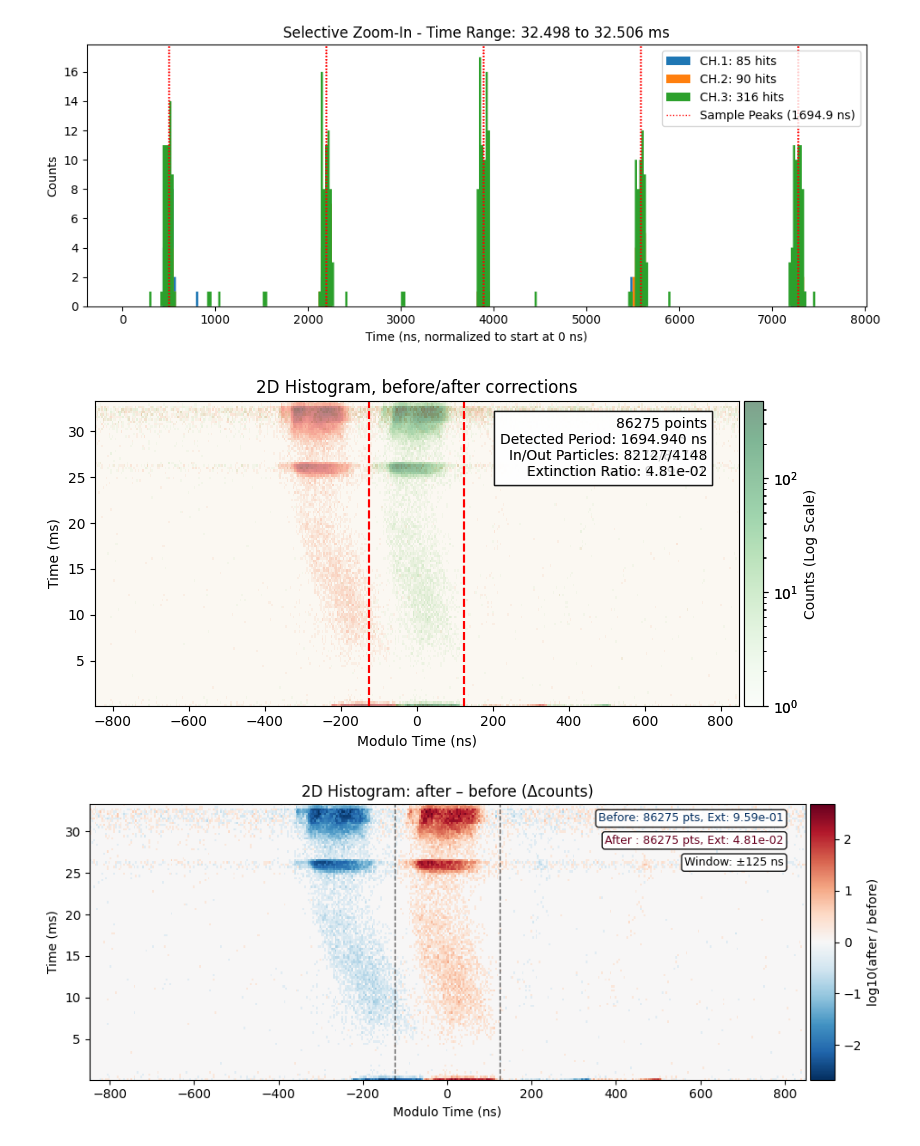
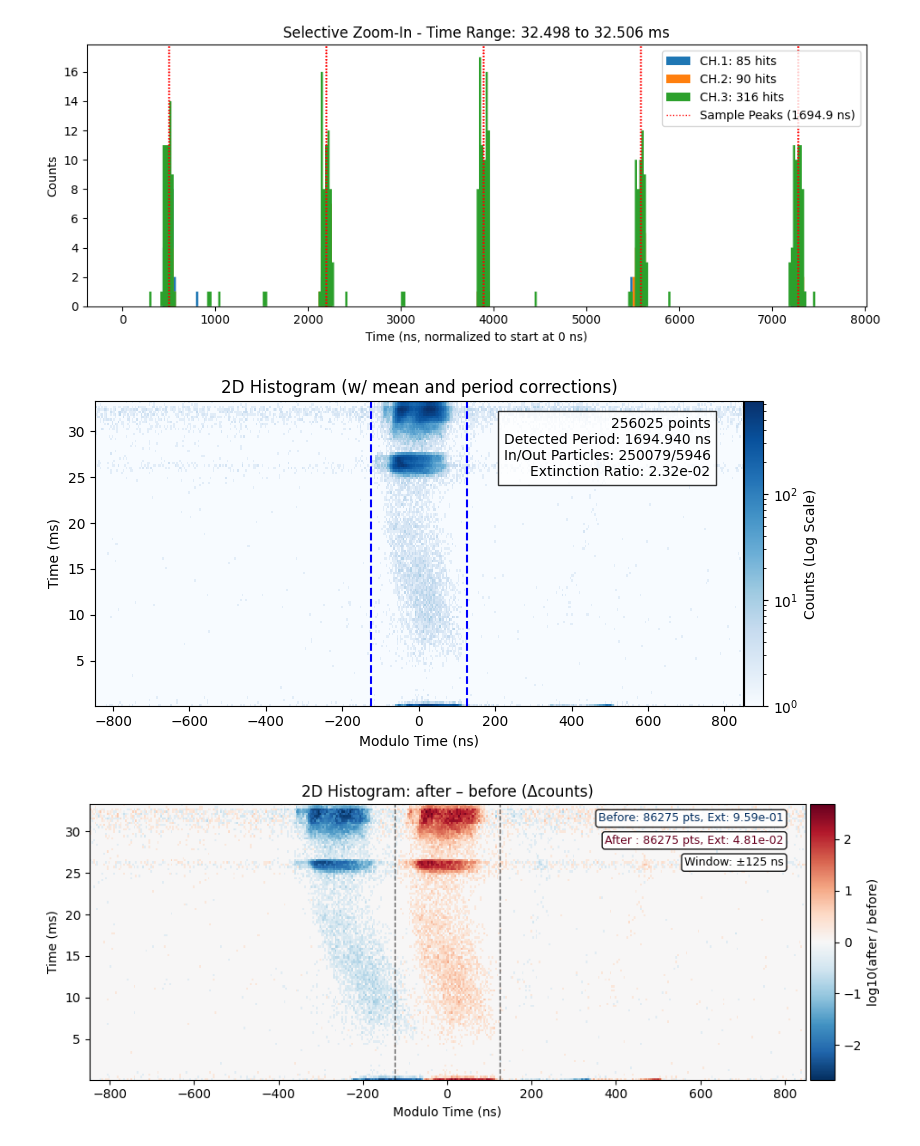
Before and after one commit to prebys/mu2e_UEM_firmware, a Jupyter notebook: socketudp/extinction_measurement.ipynb, the cells around one changed output. Drawn from its saved outputs; the diff is of its cells as text; code cells hidden in the pictures.

```diff
--- a/socketudp/extinction_measurement.ipynb
+++ b/socketudp/extinction_measurement.ipynb
@@ -389,46 +446,57 @@ plot_1d_histogram(new_delta_trains, common_title_text=common_title_text, include
 # %%
 # #######################################################
 # PLOT 2D HISTOGRAM
 # #######################################################
-from extinction_plots import plot_2d_histogram_delta_train
 
-fig, ax = plt.subplots(1, 1, figsize=(8, 4))
-
-plot_2d_histogram_delta_train(delta_trains[2], period, common_title_text=common_title_text,
-                              channel = 3, fig_ax = (fig, ax), subplot_no = 1,
-                              colors=['Reds'], bin_width_ns = 4,
-                              n_slices=125, alpha=1,
-                              title = f"2D Histogram, before/after corrections",
-                              )
-
-plot_2d_histogram_delta_train(new_delta_trains[2], new_period, common_title_text=common_title_text,
-                              channel = 3, fig_ax = (fig, ax), subplot_no = 2,
-                              colors=['Greens'], bin_width_ns = 4,
-                              n_slices=125, alpha=0.5,
-                              )
-
-plt.tight_layout()
-plt.savefig(f"img/{hex_check.folder_name}/2d_hist_comparison.svg", dpi=300, bbox_inches='tight',
-            pad_inches=0)
-plt.savefig(f"img/{hex_check.folder_name}/MOP037_f6.png", dpi=300, bbox_inches='tight',
-            pad_inches=0)
-plt.show()
+# fig, ax = plt.subplots(1, 1, figsize=(8, 4))
+#
+# plot_2d_histogram_delta_train(delta_trains[2], period, common_title_text=common_title_text,
+#                               channel = 3, fig_ax = (fig, ax), subplot_no = 1,
+#                               colors=['Reds'], bin_width_ns = 4,
+#                               n_slices=125, alpha=1,
+#                               title = f"2D Histogram, before/after corrections",
+#                               )
+#
+# plot_2d_histogram_delta_train(new_delta_trains[2], new_period, common_title_text=common_title_text,
+#                               channel = 3, fig_ax = (fig, ax), subplot_no = 2,
+#                               colors=['Greens'], bin_width_ns = 4,
+#                               n_slices=125, alpha=0.5,
+#                               )
+#
+# plt.tight_layout()
+# plt.savefig(f"img/{hex_check.folder_name}/2d_hist_comparison.svg", dpi=300, bbox_inches='tight',
+#             pad_inches=0)
+# plt.savefig(f"img/{hex_check.folder_name}/MOP037_f6.png", dpi=300, bbox_inches='tight',
+#             pad_inches=0)
+# plt.show()
 
 
 
 
 # for channel, new_delta_train in enumerate(new_delta_trains):
 #     plot_2d_histogram_delta_train(new_delta_train, new_period, common_title_text=common_title_text,
 #                                   channel = channel + 1,
 #                                   # file_name=f"img/{hex_check.folder_name}/{hex_check.file_name}_corrected_2d_histogram_ch{channel+1}.svg",
 #                                   file_name=f"img/{hex_check.folder_name}/2d_histogram_corrected.png",
 #                                   colors=['inferno'],
 #                                   n_slices=40,
 #                                   figsize=(8, 4),
 #                                   title="2D Histogram (w/ mean and period corrections)",
 #                                   )
+
+all_trains = []
+all_trains = np.concatenate(new_delta_trains)  # combine all delta trains into one
+plot_2d_histogram_delta_train(all_trains, new_period, common_title_text=common_title_text,
+                                  channel = 1,
+                                  # file_name=f"img/{hex_check.folder_name}/{hex_check.file_name}_corrected_2d_histogram_ch{channel+1}.svg",
+                                  file_name=f"img/{hex_check.folder_name}/2d_histogram_corrected.png",
+                                  colors=['Blues'],
+                                  n_slices=125, bin_width_ns=4,
+                                  figsize=(8, 4),
+                                  title="2D Histogram (w/ mean and period corrections)",
+                                  )
 # %% [output]
-[figure, old version]
+[figure, new version]
 # %%
 from socketudp.extinction_plots import plot_2d_histogram_delta_train_compare
 
```
Also changed, not shown: parts of 7 cells of this notebook, 2 other files.
